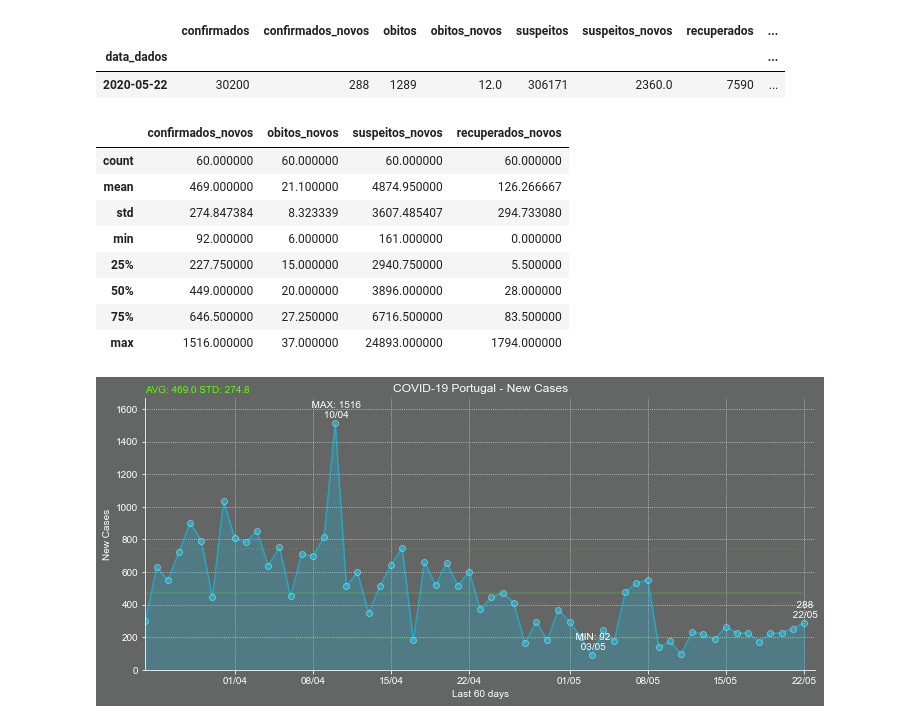
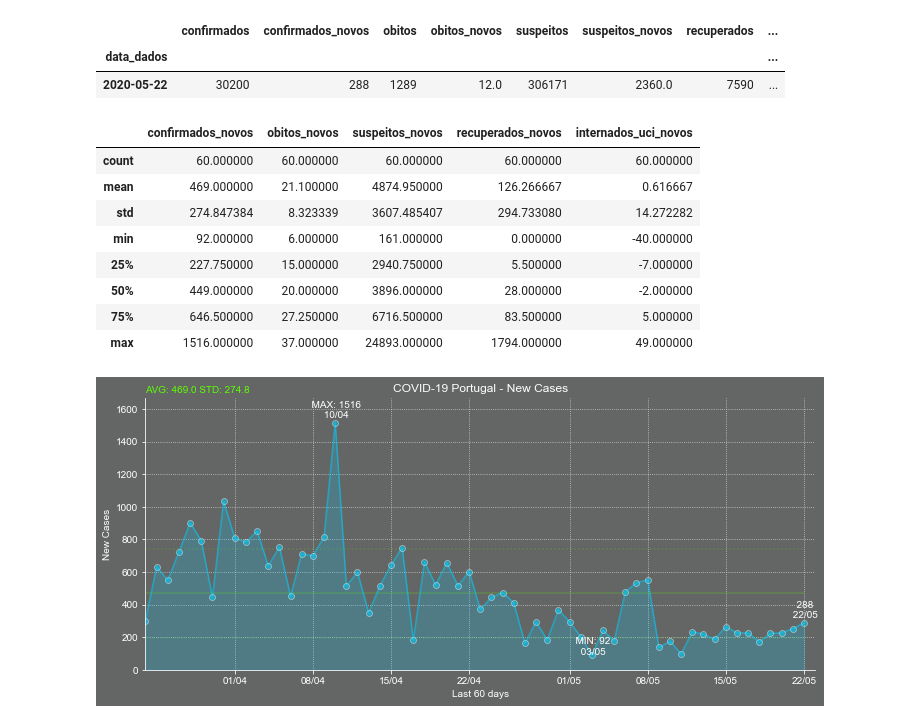
Before and after one commit to matosdotnet/covid-19, a Jupyter notebook: COVID-19-Portugal-Daily-Evolution.ipynb, the cells around one changed output. Cells and saved outputs as stored; diff of their text form; code cells hidden in the pictures.

```diff
--- a/COVID-19-Portugal-Daily-Evolution.ipynb
+++ b/COVID-19-Portugal-Daily-Evolution.ipynb
@@ -41,6 +41,9 @@ d_new_suspects = {'key' : 'suspeitos_novos', 'label' : 'New Suspects', 'color' :
 d_recoveries = {'key' : 'recuperados', 'label' : 'Recoveries', 'color' : '#7FFE00'}
 d_new_recoveries = {'key' : 'recuperados_novos', 'label' : 'New Recoveries', 'color' : '#7FFE00'}
 
+d_icu = {'key' : 'internados_uci', 'label' : 'ICU Patients', 'color' : '#FEFE00'}
+d_new_icu = {'key' : 'internados_uci_novos', 'label' : 'New ICU Patients', 'color' : '#FEFE00'}
+
 # Read Source Data
 df_full = pd.read_csv(s_url)
 # %%
@@ -55,6 +58,8 @@ df_full[d_new_deaths['key']] = df_full[d_deaths['key']].diff()
 df_full[d_new_recoveries['key']] = df_full[d_recoveries['key']].diff()
 # New Suspects
 df_full[d_new_suspects['key']] = df_full[d_suspects['key']].diff()
+#New ICU Patients
+df_full[d_new_icu['key']] = df_full[d_icu['key']].diff()
 # %%
 # Slice the last days
 df_latest = df_full.tail(nr_last_days )
@@ -195,17 +206,17 @@ df_latest[[d_confirmations['key'],d_new_confirmations['key'],d_deaths['key'],d_n
 | 2020-05-22 | 30200 | 288 | 1289 | 12.0 | 306171 | 2360.0 | 7590 | ... |
 # %%
 # Last X count days overall description
-df_latest[[d_new_confirmations['key'],d_new_deaths['key'],d_new_suspects['key'],d_new_recoveries['key']]].describe()
+df_latest[[d_new_confirmations['key'],d_new_deaths['key'],d_new_suspects['key'],d_new_recoveries['key'],d_new_icu['key']]].describe()
 # %% [output]
-|  | confirmados_novos | obitos_novos | suspeitos_novos | recuperados_novos |
-| count | 60.000000 | 60.000000 | 60.000000 | 60.000000 |
-| mean | 469.000000 | 21.100000 | 4874.950000 | 126.266667 |
-| std | 274.847384 | 8.323339 | 3607.485407 | 294.733080 |
-| min | 92.000000 | 6.000000 | 161.000000 | 0.000000 |
-| 25% | 227.750000 | 15.000000 | 2940.750000 | 5.500000 |
-| 50% | 449.000000 | 20.000000 | 3896.000000 | 28.000000 |
-| 75% | 646.500000 | 27.250000 | 6716.500000 | 83.500000 |
-| max | 1516.000000 | 37.000000 | 24893.000000 | 1794.000000 |
+|  | confirmados_novos | obitos_novos | suspeitos_novos | recuperados_novos | internados_uci_novos |
+| count | 60.000000 | 60.000000 | 60.000000 | 60.000000 | 60.000000 |
+| mean | 469.000000 | 21.100000 | 4874.950000 | 126.266667 | 0.616667 |
+| std | 274.847384 | 8.323339 | 3607.485407 | 294.733080 | 14.272282 |
+| min | 92.000000 | 6.000000 | 161.000000 | 0.000000 | -40.000000 |
+| 25% | 227.750000 | 15.000000 | 2940.750000 | 5.500000 | -7.000000 |
+| 50% | 449.000000 | 20.000000 | 3896.000000 | 28.000000 | -2.000000 |
+| 75% | 646.500000 | 27.250000 | 6716.500000 | 83.500000 | 5.000000 |
+| max | 1516.000000 | 37.000000 | 24893.000000 | 1794.000000 | 49.000000 |
 # %%
 covid19_plot_df(
                 d_new_confirmations['key']
```
Also changed, not shown: parts of 4 cells of this notebook, 5 other files.
